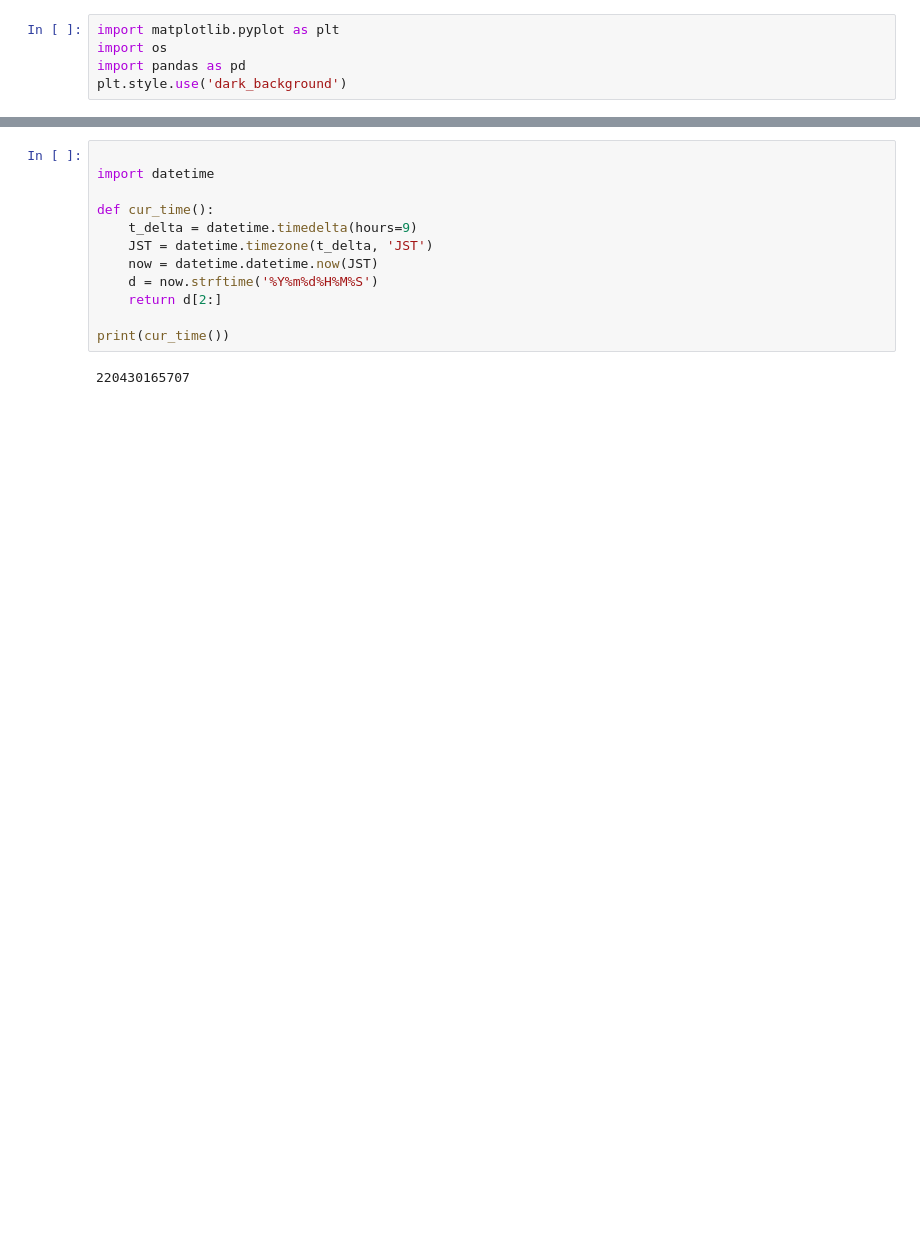
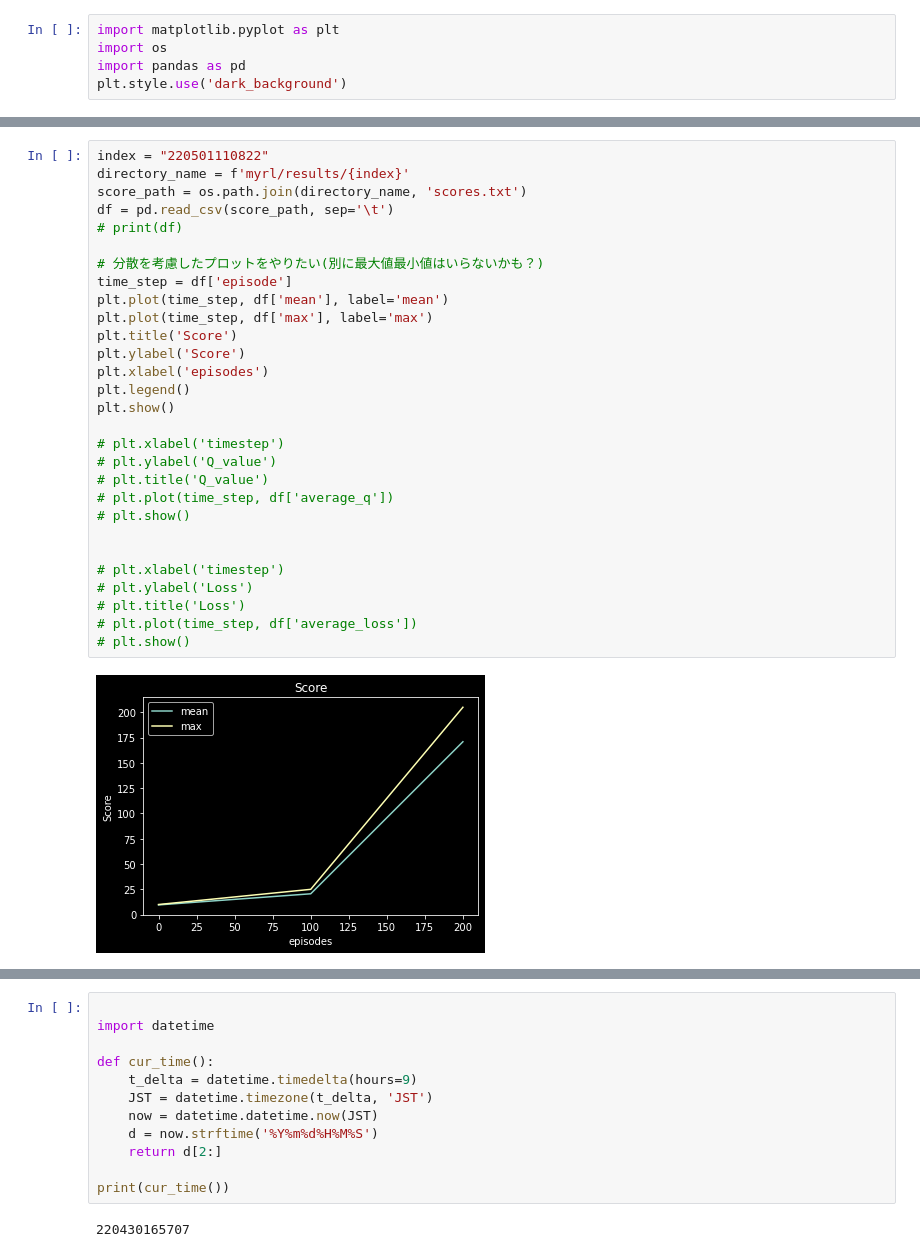
Before and after one commit to ogami334/rl_tutorial, a Jupyter notebook: plot.ipynb, the cells around one changed output, grey strips where cells are left out. Saved outputs shown, nothing was run; the diff lists cells and outputs as text; blank space fills up the shorter version.

```diff
--- a/plot.ipynb
+++ b/plot.ipynb
@@ -38,3 +39,34 @@ plt.show()
+# %%
+index = "220501110822"
+directory_name = f'myrl/results/{index}'
+score_path = os.path.join(directory_name, 'scores.txt')
+df = pd.read_csv(score_path, sep='\t')
+# print(df)
+
+# 分散を考慮したプロットをやりたい(別に最大値最小値はいらないかも？)
+time_step = df['episode']
+plt.plot(time_step, df['mean'], label='mean')
+plt.plot(time_step, df['max'], label='max')
+plt.title('Score')
+plt.ylabel('Score')
+plt.xlabel('episodes')
+plt.legend()
+plt.show()
+
+# plt.xlabel('timestep')
+# plt.ylabel('Q_value')
+# plt.title('Q_value')
+# plt.plot(time_step, df['average_q'])
+# plt.show()
+
+
+# plt.xlabel('timestep')
+# plt.ylabel('Loss')
+# plt.title('Loss')
+# plt.plot(time_step, df['average_loss'])
+# plt.show()
+# %% [output]
+[figure, added]
 # %%
 state = [1, 3, 5]
 done = 1
```
Also changed, not shown: parts of 2 cells of this notebook.
